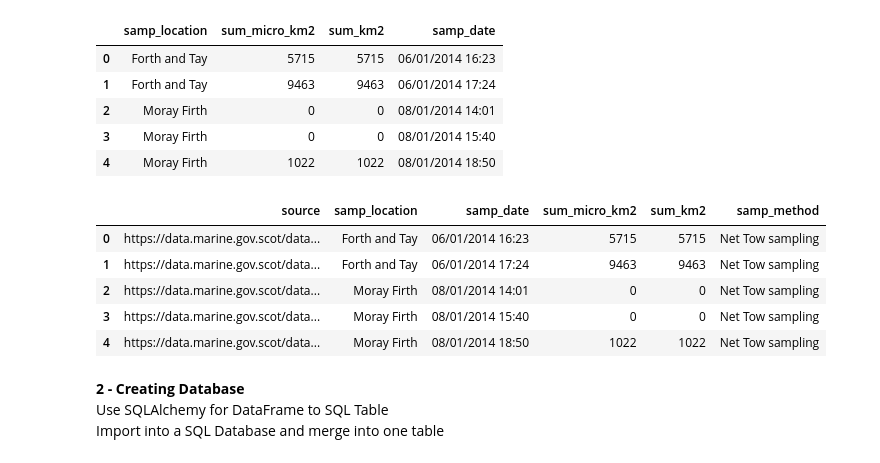
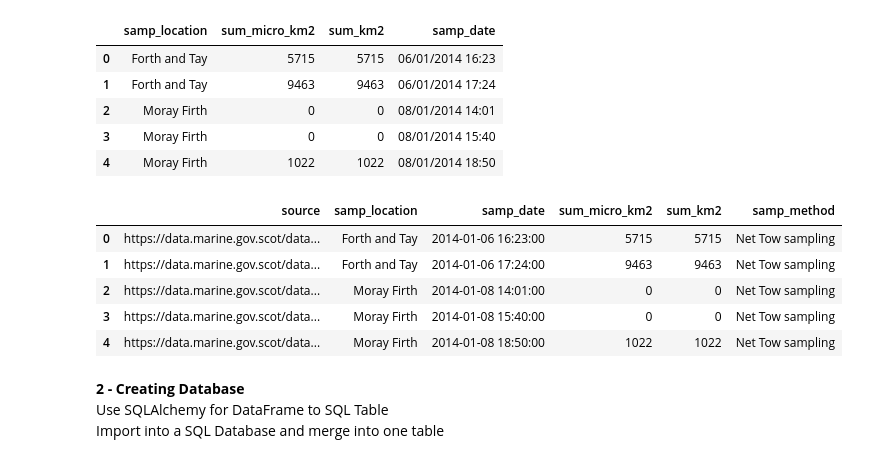
Before and after one commit to fonkerina/Microplastic-Tracker, a Jupyter notebook: data collection.ipynb, the cells around one changed output. Cells and saved outputs as stored; diff of their text form; code cells hidden in the pictures.

Commit message:
completed data preprocessing

```diff
--- a/data collection.ipynb
+++ b/data collection.ipynb
@@ -143,15 +143,16 @@ scots_dat.head()
 # %%
 scots_dat["source"] = "https://data.marine.gov.scot/dataset/dataset-sources-sinks-and-hazards-micro-plastics-scotland%E2%80%99s-seas-2013-present/resource#{view-graph:{graphOptions:{hooks:{processOffset:{},bindEvents:{}}}},graphOptions:{hooks:{processOffset:{},bindEvents:{}}}}"
 scots_dat["samp_method"] = "Net Tow sampling"
+scots_dat["samp_date"] = pd.to_datetime(scots_dat["samp_date"], format = '%d/%m/%Y %H:%M', dayfirst = True)
 scots_dat = scots_dat.reindex(columns = ["source", "samp_location", "samp_date", "sum_micro_km2", "sum_km2", "samp_method"])
 scots_dat.head()
 # %% [output]
 |  | source | samp_location | samp_date | sum_micro_km2 | sum_km2 | samp_method |
-| 0 | https://data.marine.gov.scot/data... | Forth and Tay | 06/01/2014 16:23 | 5715 | 5715 | Net Tow sampling |
-| 1 | https://data.marine.gov.scot/data... | Forth and Tay | 06/01/2014 17:24 | 9463 | 9463 | Net Tow sampling |
-| 2 | https://data.marine.gov.scot/data... | Moray Firth | 08/01/2014 14:01 | 0 | 0 | Net Tow sampling |
-| 3 | https://data.marine.gov.scot/data... | Moray Firth | 08/01/2014 15:40 | 0 | 0 | Net Tow sampling |
-| 4 | https://data.marine.gov.scot/data... | Moray Firth | 08/01/2014 18:50 | 1022 | 1022 | Net Tow sampling |
+| 0 | https://data.marine.gov.scot/data... | Forth and Tay | 2014-01-06 16:23:00 | 5715 | 5715 | Net Tow sampling |
+| 1 | https://data.marine.gov.scot/data... | Forth and Tay | 2014-01-06 17:24:00 | 9463 | 9463 | Net Tow sampling |
+| 2 | https://data.marine.gov.scot/data... | Moray Firth | 2014-01-08 14:01:00 | 0 | 0 | Net Tow sampling |
+| 3 | https://data.marine.gov.scot/data... | Moray Firth | 2014-01-08 15:40:00 | 0 | 0 | Net Tow sampling |
+| 4 | https://data.marine.gov.scot/data... | Moray Firth | 2014-01-08 18:50:00 | 1022 | 1022 | Net Tow sampling |
 # %%
 # Normalise all collected data - date format, all lowercase, river/location names, spellings, units
 def normal_dat(data):
```
